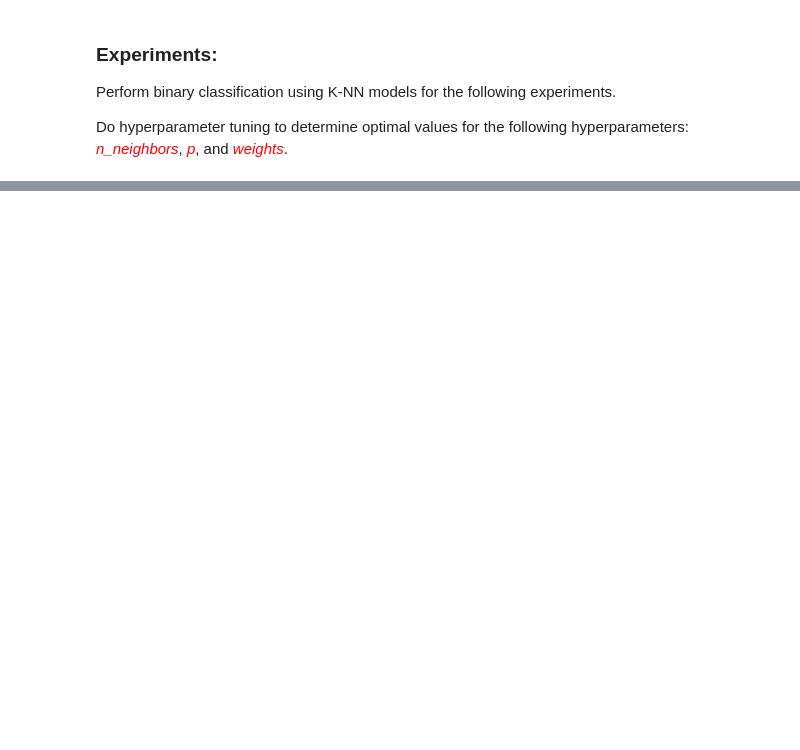
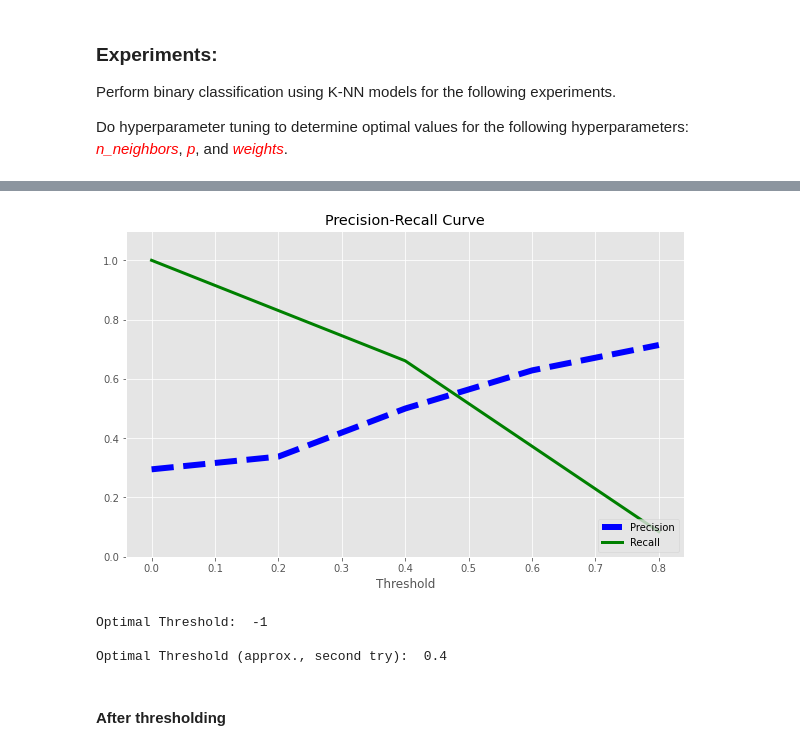
Before and after one commit to chiasinL/Practical_Machine_Learning, a Jupyter notebook: assignment1/Liew_assignment1.ipynb, the cells around one changed output, grey strips where cells are left out. Saved outputs shown, nothing was run; the diff lists cells and outputs as text; code cells hidden in the pictures; blank space fills up the shorter version.

```diff
--- a/assignment1/Liew_assignment1.ipynb
+++ b/assignment1/Liew_assignment1.ipynb
@@ -140,0 +639,10 @@ Do hyperparameter tuning to determine optimal values for the following hyperpara
+# %%
+y_scores = cross_val_predict(knn, X_train, y_train, method="predict_proba", cv=3)[:, 1]
+
+# Get Precision, Recall to plot Precision-Reall Curve
+precisions, recalls, thresholds = precision_recall_curve(y_train, y_scores)
+
+print("\nPrecisions & Recalls for various threshold values: \n")
+print("\nPrecisions: ", precisions)
+print("\nRecalls: ", recalls)
+print("\nThresholds: ", thresholds)
@@ -140,0 +658,33 @@ Do hyperparameter tuning to determine optimal values for the following hyperpara
+# %%
+fig = plt.figure(figsize=(10, 6))
+def plot_precision_recall_vs_threshold(precisions, recalls, thresholds):
+    plt.plot(thresholds, precisions[:-1], "b--", linewidth=6, label="Precision")
+    plt.plot(thresholds, recalls[:-1], "g-", linewidth=3, label="Recall")
+    plt.xlabel("Threshold")
+    plt.legend(loc="lower right")
+    plt.title('Precision-Recall Curve')
+    plt.ylim([0, 1.1])
+
+plot_precision_recall_vs_threshold(precisions, recalls, thresholds)
+plt.show()
+
+# find optimal threshold
+threshold_optimal = -1
+for i in range(len(precisions)):
+    if(round(precisions[i], 1) == round(recalls[i], 1)):
+        threshold_optimal = thresholds[i]
+
+print("\nOptimal Threshold: ", threshold_optimal)
+
+# There is no similar threshold for the arrays of precisions & recalls
+#  -> approximate by calculating the threshold with the smallest difference between precisions & recall
+optimal_threshold = sorted(list(zip(np.abs(precisions - recalls), thresholds)), key=lambda i: i[0], reverse=False)[0][1]
+
+print("\nOptimal Threshold (approx., second try): ", optimal_threshold)
+# %% [output]
+[figure, added]
+Optimal Threshold:  -1
+
+Optimal Threshold (approx., second try):  0.4
+# %% [markdown]
+#### After thresholding
```
Also changed, not shown: parts of 68 cells of this notebook, 7 other files.
